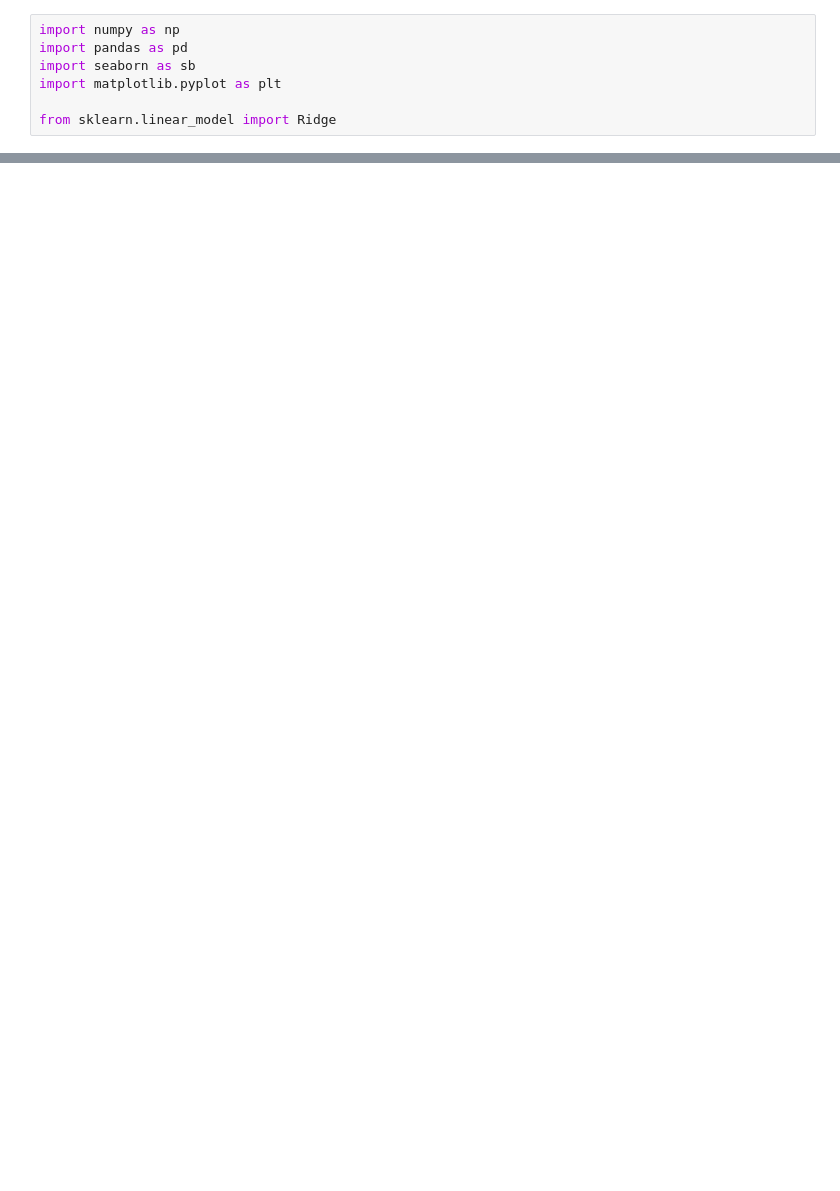
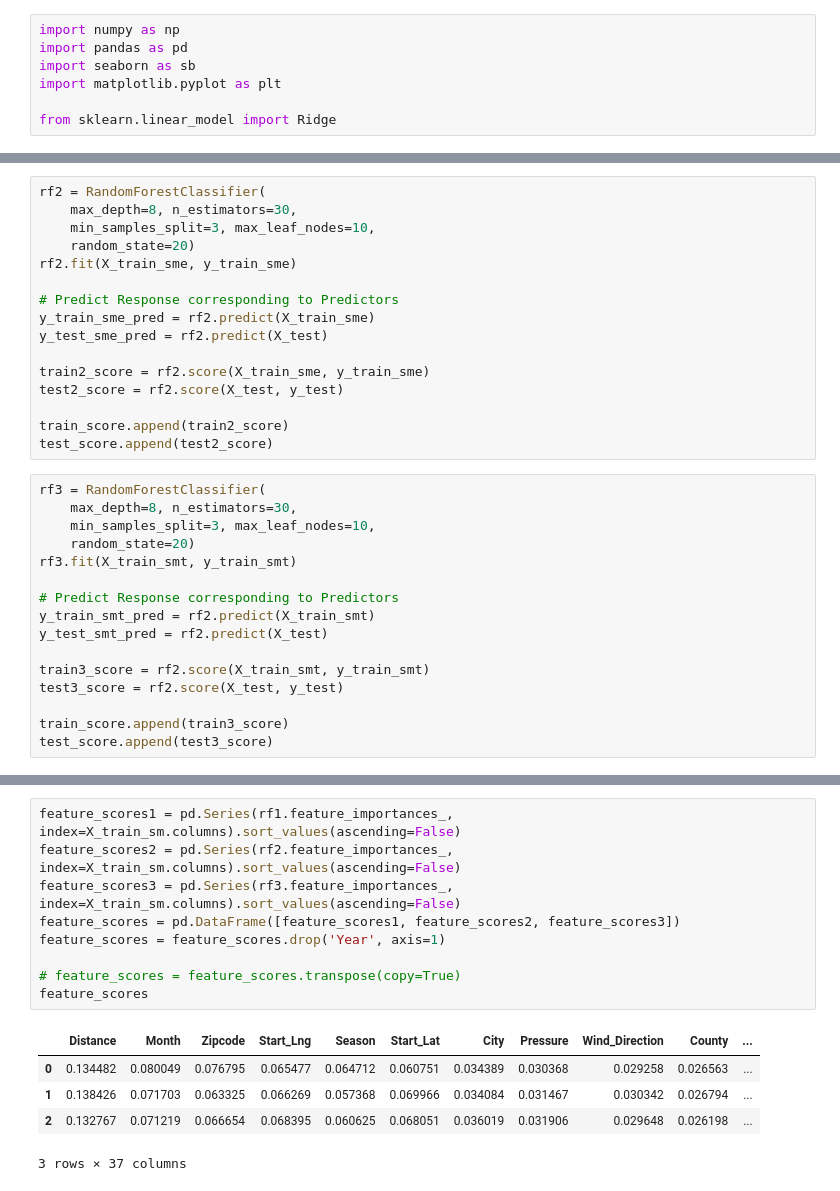
Before and after one commit to fazli1702/SC1015-Mini-Project, a Jupyter notebook: Random Forest.ipynb, the cells around one changed output, grey strips where cells are left out. Saved outputs shown, nothing was run; the diff lists cells and outputs as text; blank space fills up the shorter version.

Commit message:
edit README, insert NN file, insert feature importance under RF file

```diff
--- a/Random Forest.ipynb
+++ b/Random Forest.ipynb
@@ -182,0 +151,32 @@ Test Accuracy:  |0.7965                        |0.7971666666666667            |0
+# %%
+rf2 = RandomForestClassifier(
+    max_depth=8, n_estimators=30,
+    min_samples_split=3, max_leaf_nodes=10,
+    random_state=20)
+rf2.fit(X_train_sme, y_train_sme)
+
+# Predict Response corresponding to Predictors
+y_train_sme_pred = rf2.predict(X_train_sme)
+y_test_sme_pred = rf2.predict(X_test)
+
+train2_score = rf2.score(X_train_sme, y_train_sme)
+test2_score = rf2.score(X_test, y_test)
+
+train_score.append(train2_score)
+test_score.append(test2_score)
+# %%
+rf3 = RandomForestClassifier(
+    max_depth=8, n_estimators=30,
+    min_samples_split=3, max_leaf_nodes=10,
+    random_state=20)
+rf3.fit(X_train_smt, y_train_smt)
+
+# Predict Response corresponding to Predictors
+y_train_smt_pred = rf2.predict(X_train_smt)
+y_test_smt_pred = rf2.predict(X_test)
+
+train3_score = rf2.score(X_train_smt, y_train_smt)
+test3_score = rf2.score(X_test, y_test)
+
+train_score.append(train3_score)
+test_score.append(test3_score)
@@ -182,0 +240,15 @@ Test Accuracy:  |0.7965                        |0.7971666666666667            |0
+# %%
+feature_scores1 = pd.Series(rf1.feature_importances_, index=X_train_sm.columns).sort_values(ascending=False)
+feature_scores2 = pd.Series(rf2.feature_importances_, index=X_train_sm.columns).sort_values(ascending=False)
+feature_scores3 = pd.Series(rf3.feature_importances_, index=X_train_sm.columns).sort_values(ascending=False)
+feature_scores = pd.DataFrame([feature_scores1, feature_scores2, feature_scores3])
+feature_scores = feature_scores.drop('Year', axis=1)
+
+# feature_scores = feature_scores.transpose(copy=True)
+feature_scores
+# %% [output]
+|  | Distance | Month | Zipcode | Start_Lng | Season | Start_Lat | City | Pressure | Wind_Direction | County | ... |
+| 0 | 0.134482 | 0.080049 | 0.076795 | 0.065477 | 0.064712 | 0.060751 | 0.034389 | 0.030368 | 0.029258 | 0.026563 | ... |
+| 1 | 0.138426 | 0.071703 | 0.063325 | 0.066269 | 0.057368 | 0.069966 | 0.034084 | 0.031467 | 0.030342 | 0.026794 | ... |
+| 2 | 0.132767 | 0.071219 | 0.066654 | 0.068395 | 0.060625 | 0.068051 | 0.036019 | 0.031906 | 0.029648 | 0.026198 | ... |
+3 rows × 37 columns
```
Also changed, not shown: parts of 18 cells of this notebook, 5 other files.
